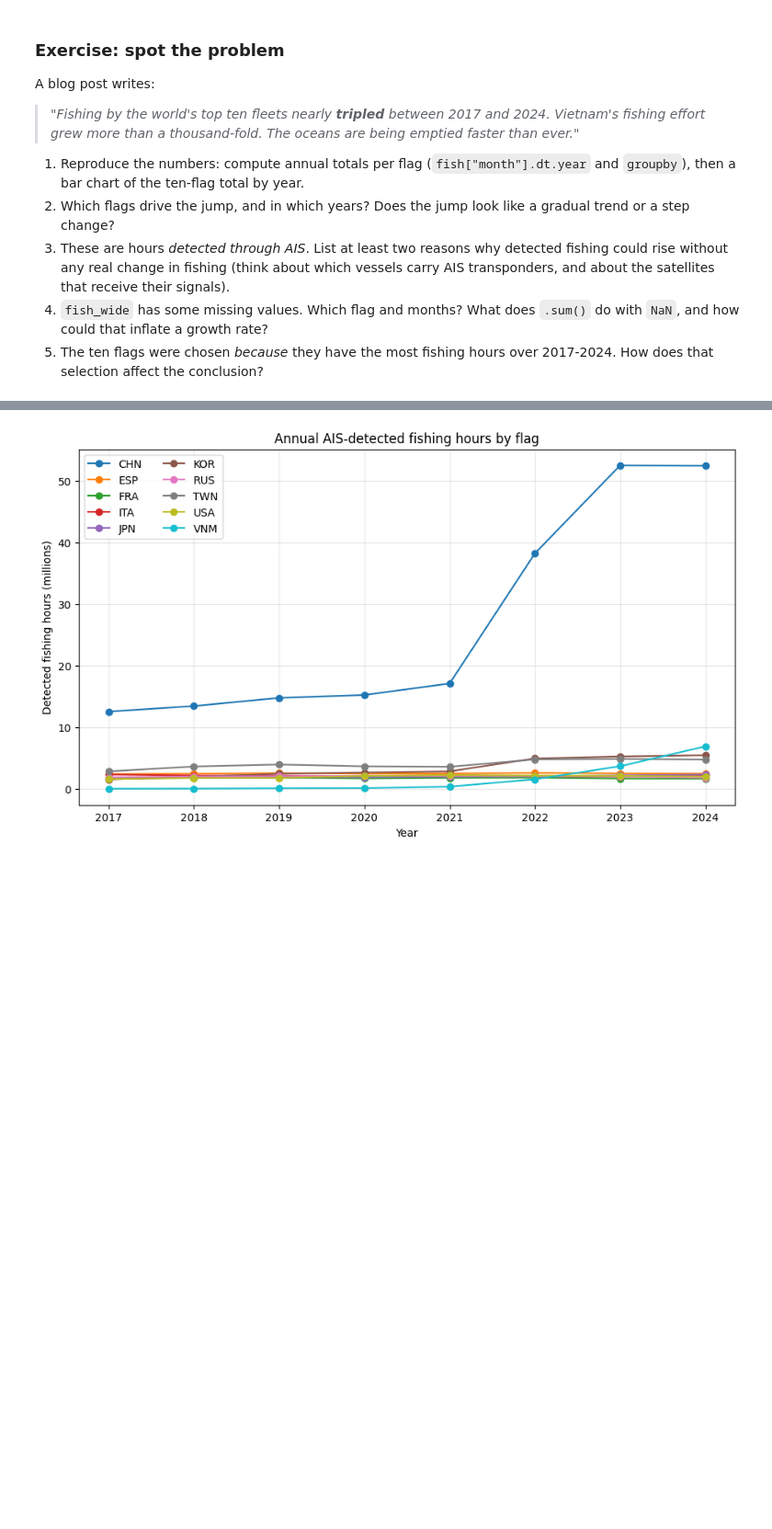
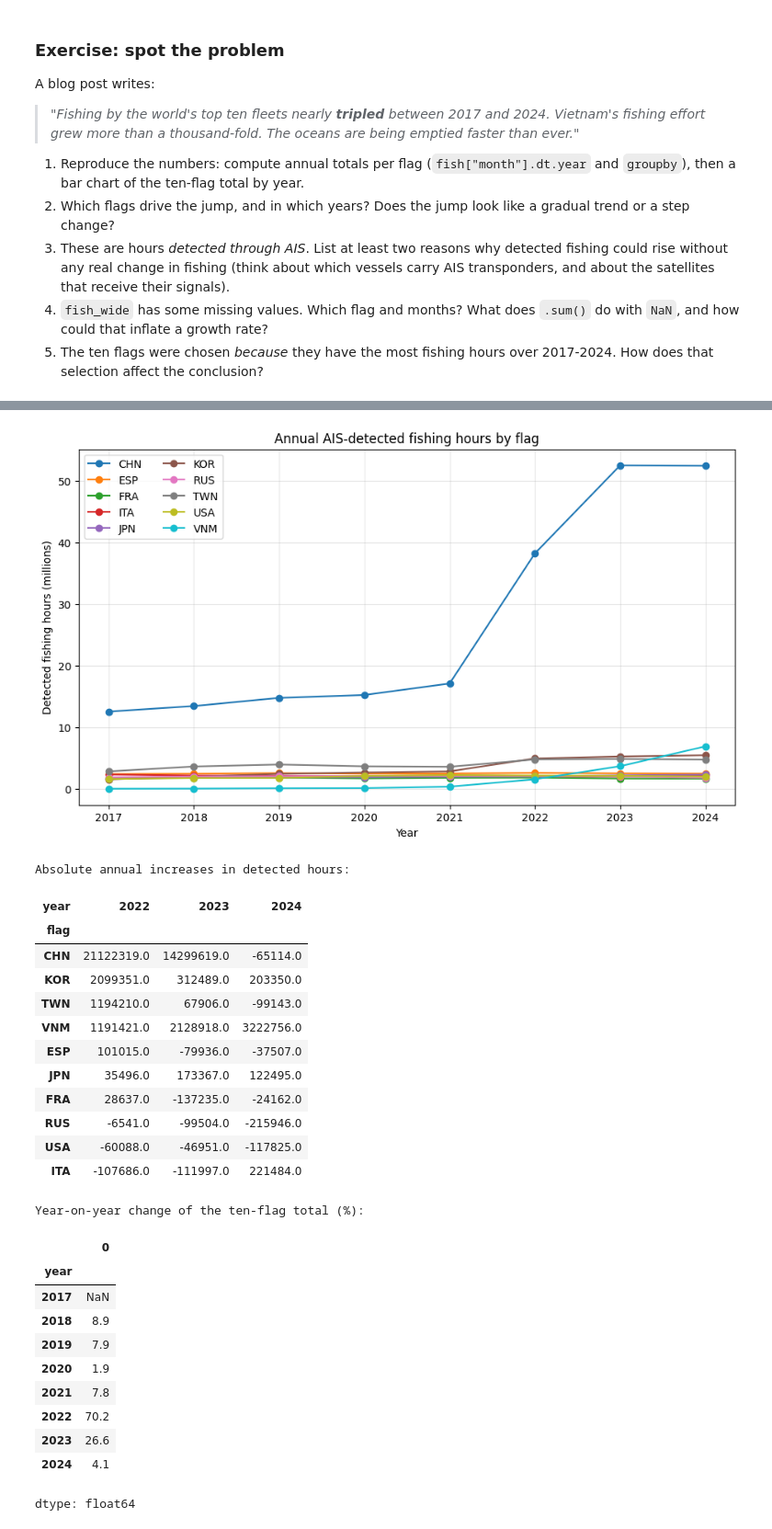
Before and after one commit to christy040406-maker/QM2, a Jupyter notebook: notebooks/W02. Pandas.ipynb, the cells around one changed output, grey strips where cells are left out. Shown at 92% size. Saved outputs shown, nothing was run; the diff lists cells and outputs as text; code cells hidden in the pictures; blank space fills up the shorter version.

```diff
--- a/notebooks/W02. Pandas.ipynb
+++ b/notebooks/W02. Pandas.ipynb
@@ -1198,32 +1280,79 @@ plt.title("Annual AIS-detected fishing hours by flag")
 plt.legend(ncol=2)
 plt.grid(alpha=0.3)
 plt.show()
+
+# Identify the years and flag states behind the jump
+annual_increases = annual_by_flag.diff(axis=1)
+print("Absolute annual increases in detected hours:")
+display(annual_increases[[2022, 2023, 2024]].sort_values(2022, ascending=False))
+print("Year-on-year change of the ten-flag total (%):")
+display((annual_total.pct_change() * 100).round(1))
+
+# Missing observations: do not silently treat incomplete years as full years
+missing_fishing = fish.loc[fish["fishing_hours"].isna(), ["flag", "month"]]
+print("Missing flag-months:")
+display(missing_fishing)
+print("Vietnam annual totals and observed-month counts:")
+display(fish.loc[fish["flag"] == "VNM"].groupby("year")["fishing_hours"].agg(["sum", "count"]))
+
+complete_annual = (
+    fish.groupby(["flag", "year"], observed=True)["fishing_hours"]
+    .sum(min_count=12).unstack("year")
+)
+print("VNM 2017 total when 12 observed months are required:", complete_annual.loc["VNM", 2017])
+print("Default sum skips NaN; Vietnam's 2017 denominator has only nine observed months.")
+print("Read the written answers below for AIS coverage, selection bias and interpretation.")
 # %% [output]
 | year | 2017 | 2018 | 2019 | 2020 | 2021 | 2022 | 2023 | 2024 |
 | flag |  |  |  |  |  |  |  |  |
 | CHN | 12.52 | 13.43 | 14.75 | 15.22 | 17.09 | 38.21 | 52.51 | 52.44 |
 | ESP | 2.39 | 2.44 | 2.54 | 2.44 | 2.48 | 2.58 | 2.50 | 2.46 |
 | FRA | 1.72 | 1.72 | 1.78 | 1.67 | 1.75 | 1.78 | 1.65 | 1.62 |
 | ITA | 2.31 | 2.14 | 2.12 | 2.06 | 2.17 | 2.06 | 1.95 | 2.17 |
 | JPN | 1.59 | 1.78 | 1.80 | 1.88 | 1.96 | 2.00 | 2.17 | 2.29 |
 | KOR | 1.51 | 1.94 | 2.42 | 2.64 | 2.82 | 4.92 | 5.23 | 5.44 |
 | RUS | 1.85 | 1.99 | 2.04 | 2.11 | 2.08 | 2.07 | 1.98 | 1.76 |
 | TWN | 2.82 | 3.61 | 3.93 | 3.64 | 3.56 | 4.76 | 4.83 | 4.73 |
 | USA | 1.56 | 1.73 | 1.75 | 2.09 | 2.21 | 2.15 | 2.10 | 1.98 |
 | VNM | 0.00 | 0.02 | 0.07 | 0.09 | 0.34 | 1.53 | 3.66 | 6.88 |
 [figure]
 Total increase factor: 2.89 times
 Vietnam increase factor: 5859.9 times
 |  | 2017 hours | 2024 hours | increase | growth factor | share of total increase (%) |
 | flag |  |  |  |  |  |
 | CHN | 12523458.0 | 52444468.0 | 39921010.0 | 4.19 | 74.62 |
 | VNM | 1174.0 | 6879526.0 | 6878352.0 | 5859.90 | 12.86 |
 | KOR | 1513220.0 | 5436460.0 | 3923240.0 | 3.59 | 7.33 |
 | TWN | 2818622.0 | 4727097.0 | 1908475.0 | 1.68 | 3.57 |
 | JPN | 1592347.0 | 2293628.0 | 701281.0 | 1.44 | 1.31 |
 | USA | 1561435.0 | 1982138.0 | 420703.0 | 1.27 | 0.79 |
 | ESP | 2388327.0 | 2460161.0 | 71834.0 | 1.03 | 0.13 |
 | RUS | 1852637.0 | 1759197.0 | -93440.0 | 0.95 | -0.17 |
 | FRA | 1719214.0 | 1620893.0 | -98321.0 | 0.94 | -0.18 |
 | ITA | 2310364.0 | 2172731.0 | -137633.0 | 0.94 | -0.26 |
 [figure]
+Absolute annual increases in detected hours:
+| year | 2022 | 2023 | 2024 |
+| flag |  |  |  |
+| CHN | 21122319.0 | 14299619.0 | -65114.0 |
+| KOR | 2099351.0 | 312489.0 | 203350.0 |
+| TWN | 1194210.0 | 67906.0 | -99143.0 |
+| VNM | 1191421.0 | 2128918.0 | 3222756.0 |
+| ESP | 101015.0 | -79936.0 | -37507.0 |
+| JPN | 35496.0 | 173367.0 | 122495.0 |
+| FRA | 28637.0 | -137235.0 | -24162.0 |
+| RUS | -6541.0 | -99504.0 | -215946.0 |
+| USA | -60088.0 | -46951.0 | -117825.0 |
+| ITA | -107686.0 | -111997.0 | 221484.0 |
+Year-on-year change of the ten-flag total (%):
+|  | 0 |
+| year |  |
+| 2017 | NaN |
+| 2018 | 8.9 |
+| 2019 | 7.9 |
+| 2020 | 1.9 |
+| 2021 | 7.8 |
+| 2022 | 70.2 |
+| 2023 | 26.6 |
+| 2024 | 4.1 |
+dtype: float64
```
Also changed, not shown: parts of 10 cells of this notebook.
